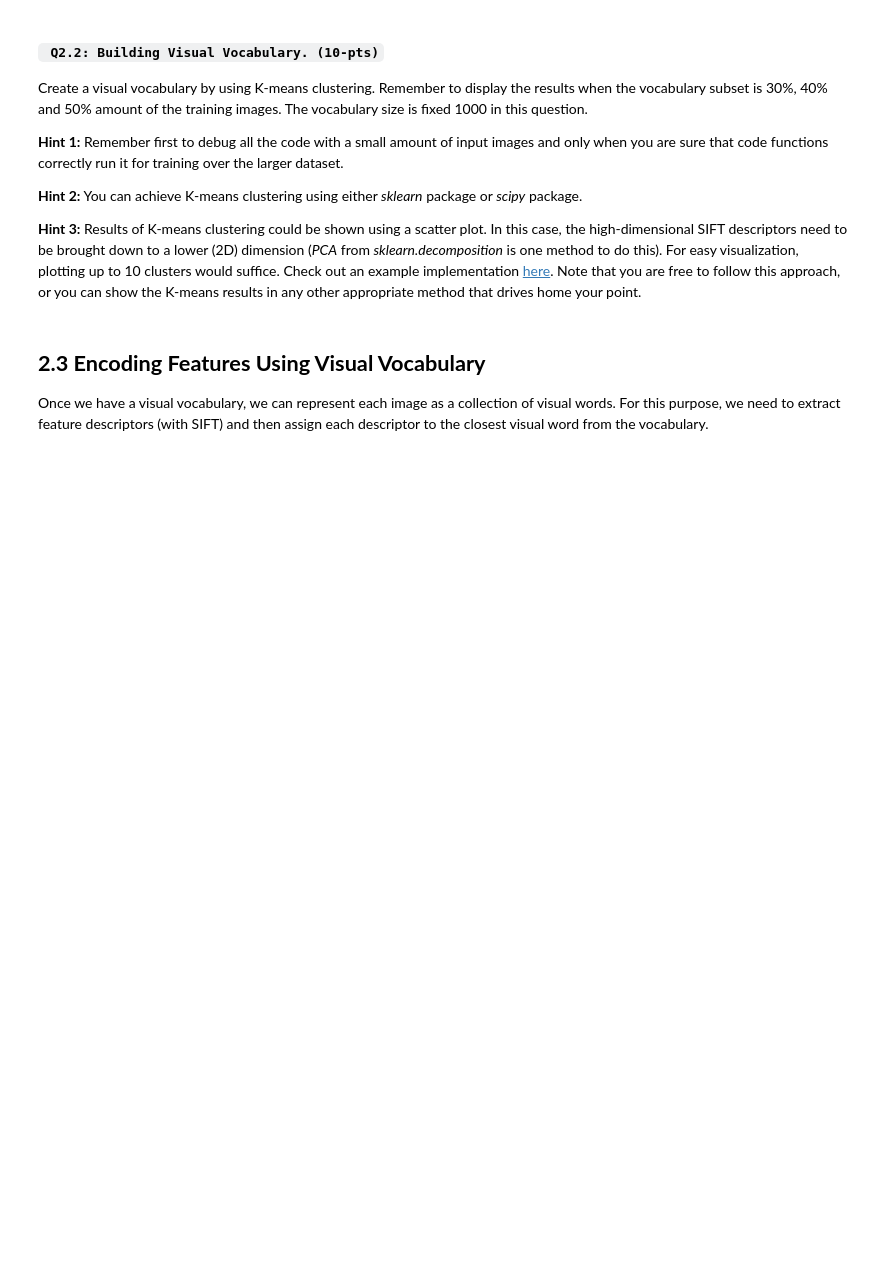
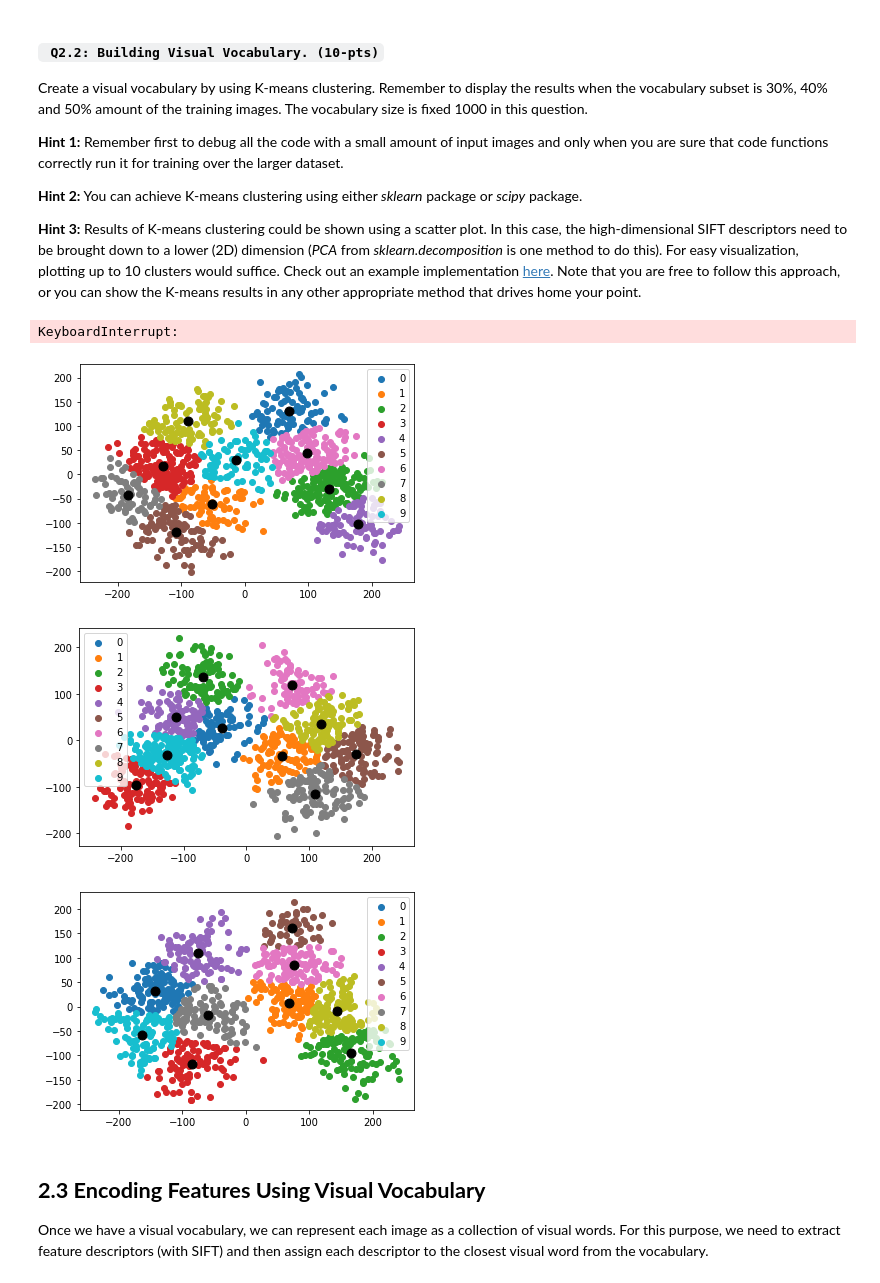
Before and after one commit to dgcnz/uva-cv1-lab5, a Jupyter notebook: notebooks/CV1 Final Lab Pt1.ipynb, the cells around one changed output. Drawn from its saved outputs; the diff is of its cells as text; code cells hidden in the pictures; blank space fills up the shorter version.

```diff
--- a/notebooks/CV1 Final Lab Pt1.ipynb
+++ b/notebooks/CV1 Final Lab Pt1.ipynb
@@ -151,3 +218,51 @@ Create a visual vocabulary by using K-means clustering. Remember to display the
+# %%
+vocab_size = 1000
+subset_percentages = [0.3, 0.4, 0.5]
+sift = cv2.xfeatures2d.SIFT_create()
+visual_words_per_subset = []
+for percentage in subset_percentages:
+    total_images = len(training_data)
+    num_images = int(total_images * percentage)
+    sift_descriptors = []
+    class_labels = []
+    for i in range(num_images):
+        image = training_data[i]
+        class_labels.append(training_label[i])
+        keypoints, descriptors = sift.detectAndCompute(image, None)
+        if descriptors is not None:
+            sift_descriptors.extend(descriptors)
+    print("Unique classes present in this subset:", np.unique(class_labels))
+    kmeans = KMeans(n_clusters=vocab_size, random_state=0)
+    kmeans.fit(sift_descriptors)
+    visual_words = kmeans.cluster_centers_
+    visual_words_per_subset.append(visual_words)
+# %% [output]
+KeyboardInterrupt:
+# %%
+for i, visual_words in enumerate(visual_words_per_subset):
+    pca = PCA(n_components=2)
+    reduced_visual_words = pca.fit_transform(visual_words)
+    # Initialize the class object
+    kmeans = KMeans(n_clusters=10)
+
+    # predict the labels of clusters.
+    label = kmeans.fit_predict(reduced_visual_words)
+
+    # Getting the Centroids
+    centroids = kmeans.cluster_centers_
+    u_labels = np.unique(label)
+
+    for i in u_labels:
+        plt.scatter(
+            reduced_visual_words[label == i, 0], reduced_visual_words[label == i, 1], label=i
+        )
+    plt.scatter(centroids[:, 0], centroids[:, 1], s=80, color="k")
+    plt.legend()
+    plt.show()
+# %% [output]
+[figure, added]
+[figure, added]
+[figure, added]
 # %% [markdown]
 ## **2.3 Encoding Features Using Visual Vocabulary**
 
```
Also changed, not shown: parts of 54 cells of this notebook, 1 other file.
